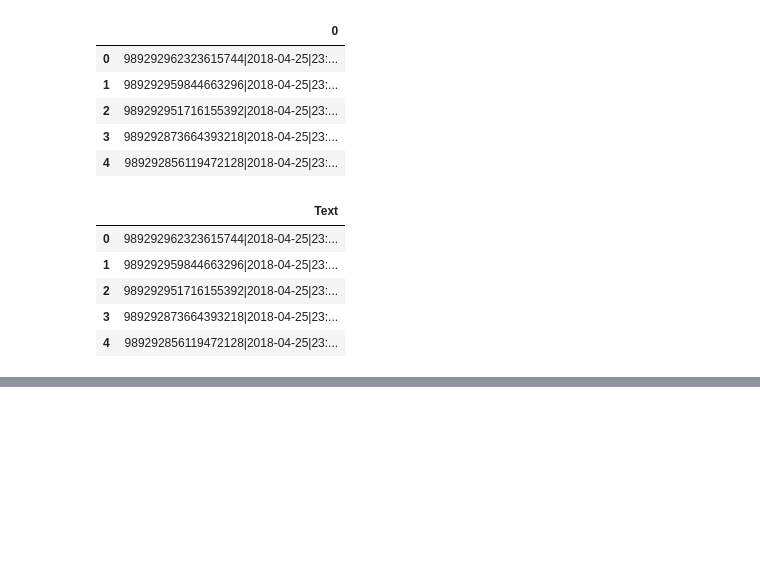
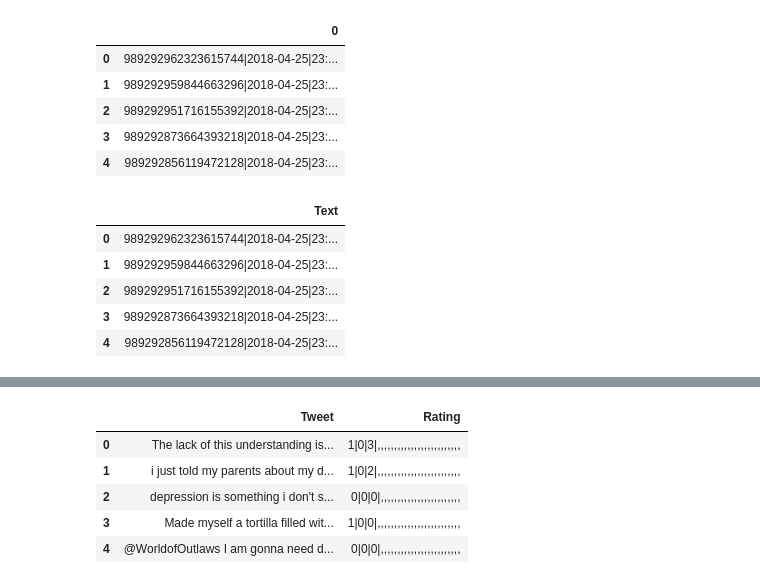
Before and after one commit to Rifat951/Depression-detection-using-Twitter-Dataset, a Jupyter notebook: AML_Data_Preprocessing.ipynb, the cells around one changed output, grey strips where cells are left out. Cells and saved outputs as stored; diff of their text form; code cells hidden in the pictures; blank space fills up the shorter version.

```diff
--- a/AML_Data_Preprocessing.ipynb
+++ b/AML_Data_Preprocessing.ipynb
@@ -86,3 +86,14 @@ df_processed_col.head()
 | 4 | 989292856119472128 | 2018-04-25 | 23:59:31 | Eastern Standard Time | DMiller96371630 | @WorldofOutlaws I am gonna need d... | 0|0|0|,,,,,,,,,,,,,,,,,,,,,,,, |
 # %%
 #drop some columns with person info and which are not required to give data more clarity
+
+df_process_red_col = df_processed_col.drop(["Twitter_Id", "Date", "Time", "Time_Zone", "User_Id"], axis = 1)
+# %%
+df_process_red_col.head()
+# %% [output]
+|  | Tweet | Rating |
+| 0 | The lack of this understanding is... | 1|0|3|,,,,,,,,,,,,,,,,,,,,,,,,, |
+| 1 | i just told my parents about my d... | 1|0|2|,,,,,,,,,,,,,,,,,,,,,,,,, |
+| 2 | depression is something i don't s... | 0|0|0|,,,,,,,,,,,,,,,,,,,,,,,, |
+| 3 | Made myself a tortilla filled wit... | 1|0|0|,,,,,,,,,,,,,,,,,,,,,,,,, |
+| 4 | @WorldofOutlaws I am gonna need d... | 0|0|0|,,,,,,,,,,,,,,,,,,,,,,,, |
```
Also changed, not shown: parts of 8 cells of this notebook.
